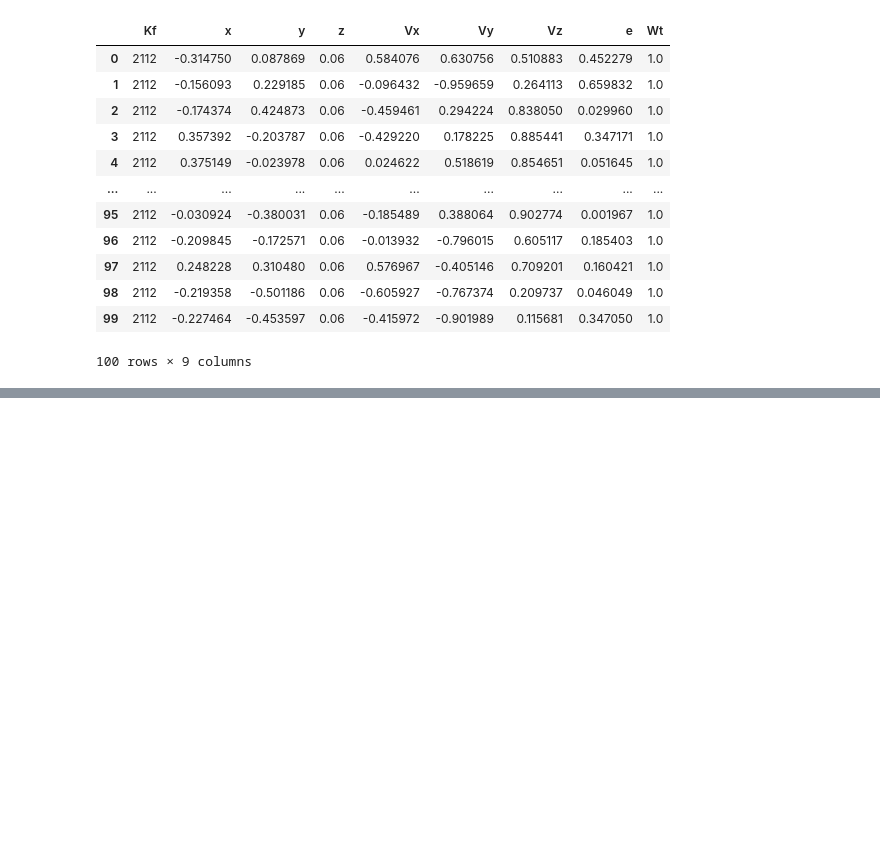
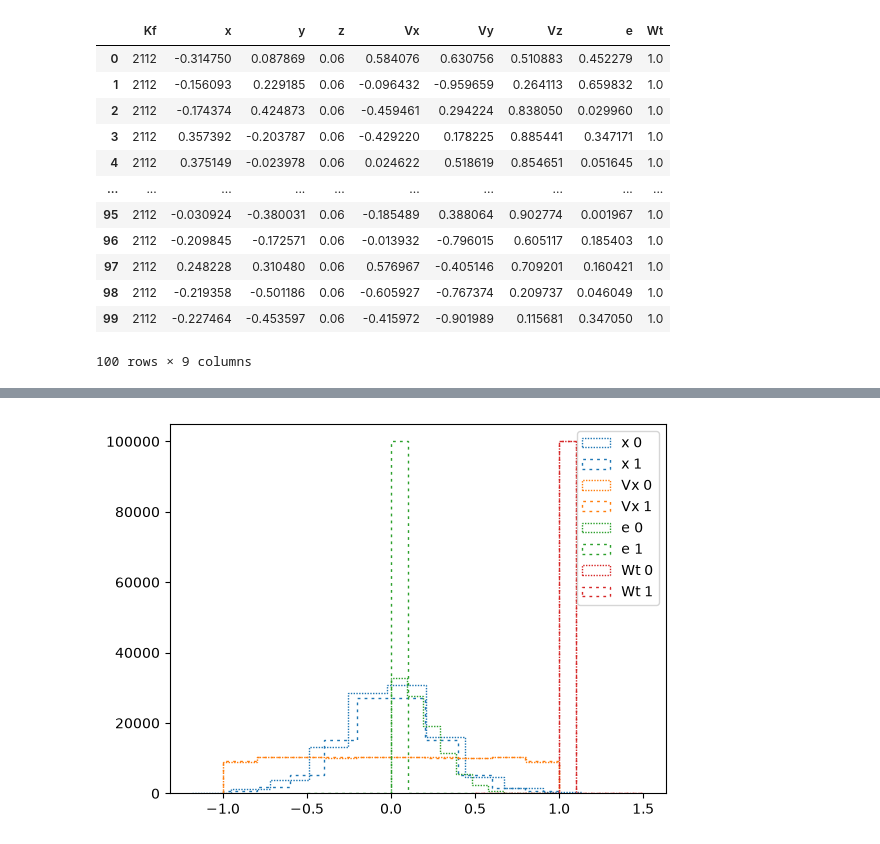
Before and after one commit to Dutingegabl/Brightify, a Jupyter notebook: kds_experimenting.ipynb, the cells around one changed output, grey strips where cells are left out. Cells and saved outputs as stored; diff of their text form; code cells hidden in the pictures; blank space fills up the shorter version.

Commit message:
generate_data method

```diff
--- a/kds_experimenting.ipynb
+++ b/kds_experimenting.ipynb
@@ -291,0 +304,4 @@ N_eff = 21580959.0
+# %%
+my_source = kds.KDSource(
+    plist=my_input_plist, geom=my_geometry, bw="mlcv", J=1.0, kernel="gaussian"
+)
@@ -471,0 +668,6 @@ block no. 0
+# %%
+example_path = "./examples/uniform/output.mcpl.gz"
+
+data = generate_data(example_path, n_gen=100_000)
+
+data2 = read_data(example_path, 100_000)
@@ -471,0 +718,16 @@ block no. 0
+# %%
+import matplotlib.pyplot as plt
+import matplotlib.colors as mcolors
+
+def plot_data_row(datas, rows=["x", "Vx", "e", "Wt"]):
+    colors = list(mcolors.TABLEAU_COLORS.values())
+    for j, row in enumerate(rows):
+        color = colors[j]
+        for i, data in enumerate(datas):
+            plt.hist(data[row], histtype="step", label=row+" "+str(i), color=color, linestyle=(0,(i%2+1,i*2+1)))
+    plt.legend()
+    plt.show()
+# %%
+plot_data_row([data, data2])
+# %% [output]
+[figure, added]
```
Also changed, not shown: parts of 13 cells of this notebook.
